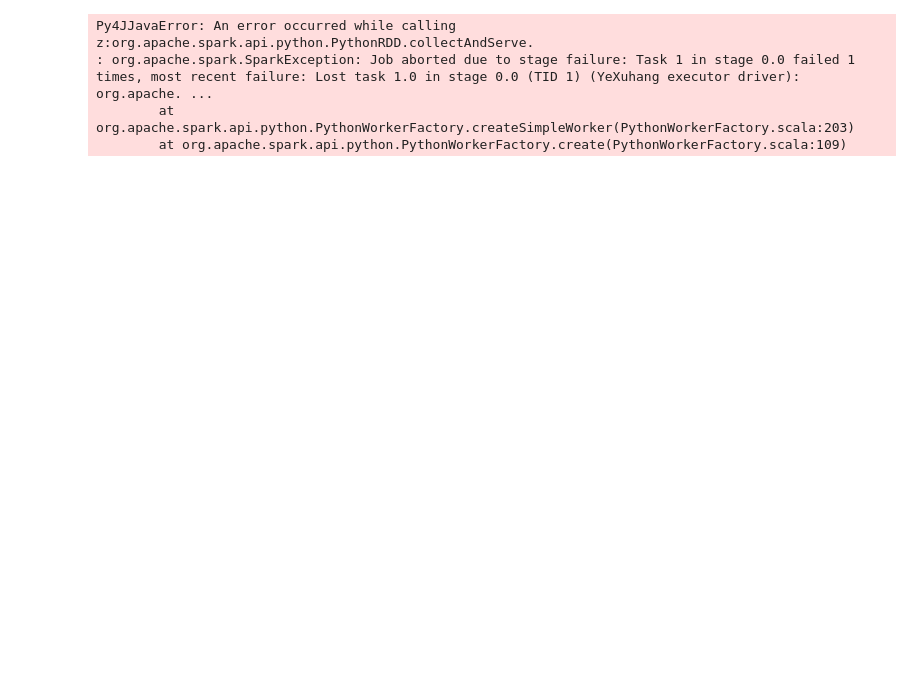
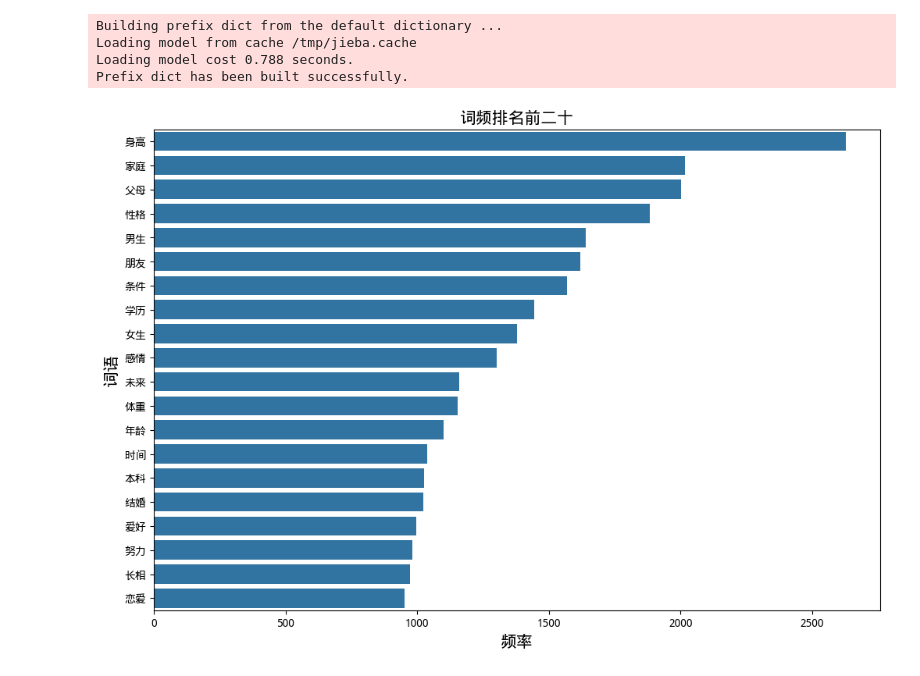
Before and after one commit to CQULeaf/Big-Data_Course_Resources, a Jupyter notebook: Lab/Lab2_WordCount/WordCount.ipynb, the cells around one changed output. Drawn from its saved outputs; the diff is of its cells as text; code cells hidden in the pictures; blank space fills up the shorter version.

```diff
--- a/Lab/Lab2_WordCount/WordCount.ipynb
+++ b/Lab/Lab2_WordCount/WordCount.ipynb
@@ -76,9 +12,45 @@ def draw_pie_chart(word_counts):
-# %%
-# 进行词频统计并可视化
-res = wordcount(isvisualize=True)
-print("前10个词频统计：", res)
-# %% [output]
-Py4JJavaError: An error occurred while calling z:org.apache.spark.api.python.PythonRDD.collectAndServe.
-: org.apache.spark.SparkException: Job aborted due to stage failure: Task 1 in stage 0.0 failed 1 times, most recent failure: Lost task 1.0 in stage 0.0 (TID 1) (YeXuhang executor driver): org.apache. ...
-        at org.apache.spark.api.python.PythonWorkerFactory.createSimpleWorker(PythonWorkerFactory.scala:203)
-        at org.apache.spark.api.python.PythonWorkerFactory.create(PythonWorkerFactory.scala:109)
+# %%
+# 配置spark
+conf = SparkConf().setMaster("local").setAppName("lab2")
+sc = SparkContext(conf=conf)
+
+# 读取停用词文件
+stopWords_filePath = "src/stop_words.txt"
+with open(stopWords_filePath, "r", encoding="utf-8") as file:
+    stopWords = [line.strip() for line in file.readlines()]
+
+# 读取文本内容并进行分词
+data_filePath = "src/data.txt"
+dataRdd = sc.textFile(data_filePath)
+text = dataRdd.reduce(lambda a, b: a + " " + b)
+words_list = jieba.lcut(text)
+
+# 创建RDD并进行词频统计
+wordsRdd = sc.parallelize(words_list)
+resRdd = wordsRdd.filter(lambda word: word not in stopWords) \
+    .filter(lambda word: len(word) > 1) \
+        .map(lambda word: (word, 1)) \
+            .reduceByKey(lambda a, b: a + b) \
+                .sortBy(lambda x: x[1], ascending=False)
+# %% [output]
+Building prefix dict from the default dictionary ...
+Loading model from cache /tmp/jieba.cache
+Loading model cost 0.788 seconds.
+Prefix dict has been built successfully.
+# %%
+# 设置中文字体
+font_name = "WenQuanYi Micro Hei"
+plt.rcParams['font.family']= font_name # 指定字体，实际上相当于修改 matplotlibrc 文件　只不过这样做是暂时的　下次失效
+plt.rcParams['axes.unicode_minus']=False # 正确显示负号，防止变成方框
+
+# 绘制词频直方图，展示前20个词语的词频分布
+top20 = resRdd.take(20)
+words, frequencies = zip(*top20)
+plt.figure(figsize=(12, 8))
+sns.barplot(y=list(words), x=list(frequencies))
+plt.title("词频排名前二十", fontsize=15)
+plt.xlabel("频率", fontsize=15)
+plt.ylabel("词语", fontsize=15)
+plt.show()
+# %% [output]
+[figure, added]
```
Also changed, not shown: parts of 3 cells of this notebook.
